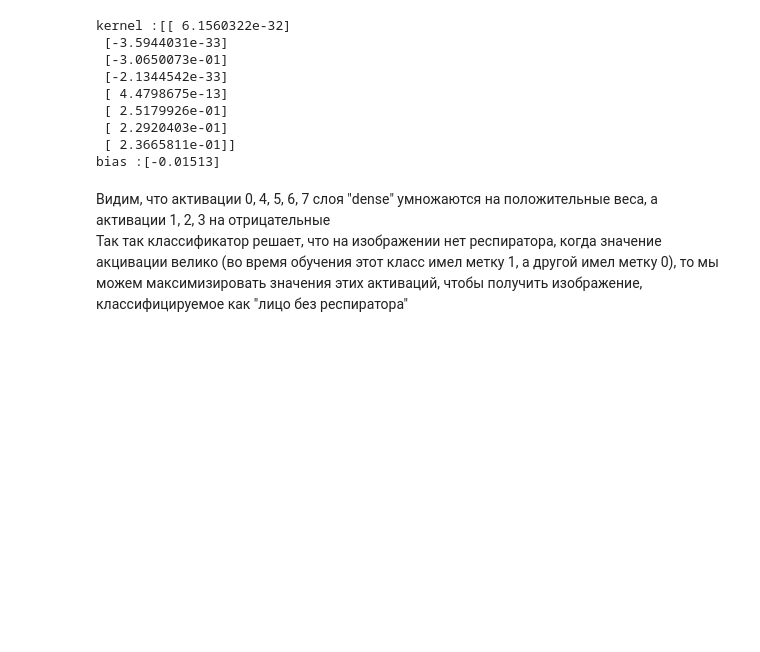
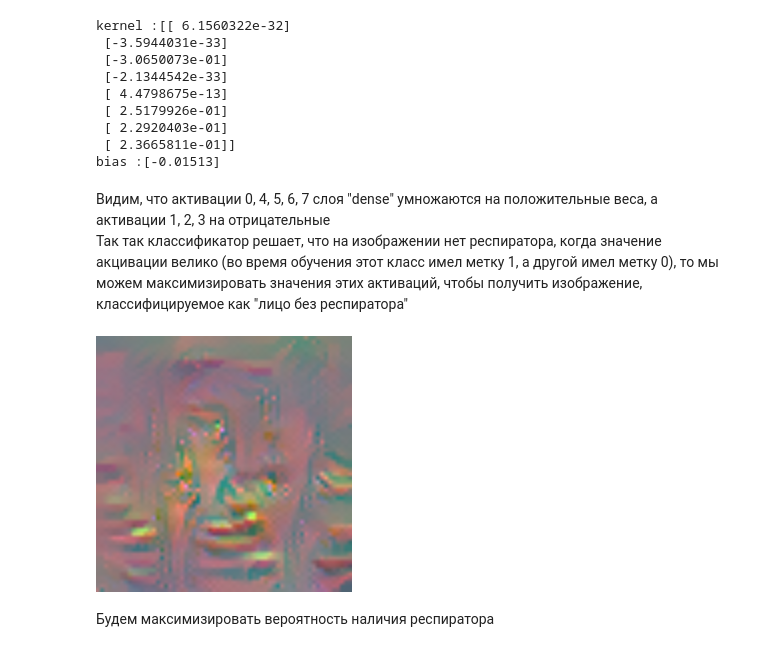
Before and after one commit to Leonid-Erlygin/lectures, a Jupyter notebook: l5_visualization/notebooks/resp_demo.ipynb, the cells around one changed output. Drawn from its saved outputs; the diff is of its cells as text; code cells hidden in the pictures; blank space fills up the shorter version.

```diff
--- a/l5_visualization/notebooks/resp_demo.ipynb
+++ b/l5_visualization/notebooks/resp_demo.ipynb
@@ -79,4 +80,45 @@ bias :[-0.01513]
 # %% [markdown]
 Видим, что активации 0, 4, 5, 6, 7 слоя "dense" умножаются на положительные веса, а активации 1, 2, 3 на отрицательные
 Так так классификатор решает, что на изображении нет респиратора, когда значение акцивации велико (во время обучения этот класс имел метку 1, а другой имел метку 0), то мы можем максимизировать значения этих активаций, чтобы получить изображение, классифицируемое как "лицо без респиратора"
+# %%
+def no_resp_max_loss(img, model):
+    C = 0.3
+    img_batch = tf.expand_dims(img, axis=0)
+    layer_activations = model(img_batch)
+    return (
+        layer_activations[0][0] * 1
+        + layer_activations[0][4] * 1
+        + layer_activations[0][5] * 1
+        + layer_activations[0][6] * 1
+        + layer_activations[0][7] * 1
+        - C * tf.image.total_variation(img)
+    )
+
+
+def generate_samples(loss, out_path, steps=200, lr=0.01, num_samples=5):
+    shutil.rmtree(out_path, ignore_errors=True)
+    out_path.mkdir(parents=True)
+    dr = DeepResp(deepdream_model, loss, steps, lr)
+    for i in range(num_samples):
+        random_image = tf.random.uniform(
+            [64, 64, 3],
+            minval=0,
+            maxval=None,
+            dtype=tf.dtypes.float32,
+            seed=None,
+            name=None,
+        )
+        image = dr(random_image)
+        image_to_save = cv2.cvtColor(image.numpy(), cv2.COLOR_RGB2BGR)
+        image_to_save = cv2.resize(image_to_save, (256, 256))
+        cv2.imwrite(str(out_path / f"{i}.jpg"), image_to_save)
+# %%
+out_root_dir = Path("../outputs/resp_vis_run_0")
+# %%
+out_path = out_root_dir / Path("no_resp_max")
+generate_samples(no_resp_max_loss, out_path, steps=400)
+# %% [output]
+[figure, added]
+# %% [markdown]
+Будем максимизировать вероятность наличия респиратора
 # %%
```
Also changed, not shown: parts of 10 cells of this notebook, 11 other files.
